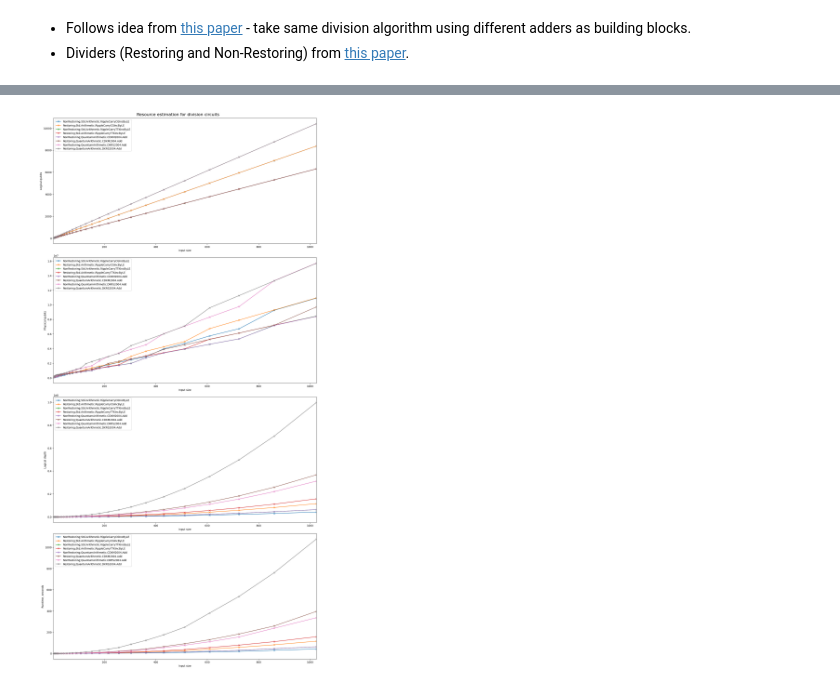
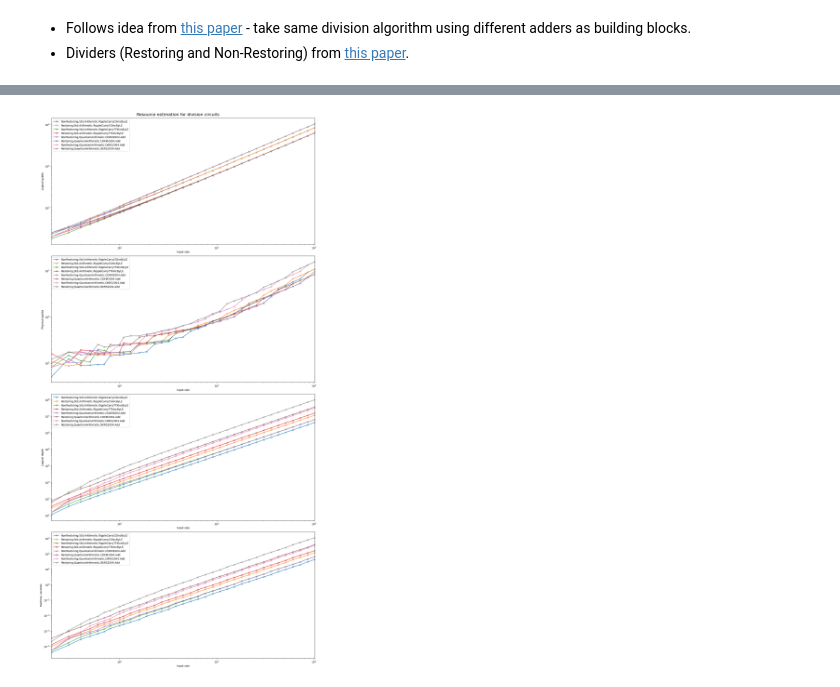
Before and after one commit to fedimser/quant-arith-re, a Jupyter notebook: resource_estimate/Resourse estimation for dividers.ipynb, the cells around one changed output, grey strips where cells are left out. Saved outputs shown, nothing was run; the diff lists cells and outputs as text; code cells hidden in the pictures.

```diff
--- a/resource_estimate/Resourse estimation for dividers.ipynb
+++ b/resource_estimate/Resourse estimation for dividers.ipynb
@@ -36,33 +36,33 @@ ops = [
 ]
 
 default_n_range = [2,3] + [int(round(2**(0.25*i))) for i in range(8,41)]
 n_ranges = {op: default_n_range for op in ops}
 
 metrics = ["Logical qubits", "Physical qubits", "Logical depth", "Runtime, seconds"]
 charts = [{op: [] for op in ops} for _ in range(len(metrics))]
 
 for op in ops:
     for n in n_ranges[op]:
         t0=time.time()
         estimates = json.loads(estimate_resources_divide(op, n))
         #print(n, op, time.time()-t0, flush=True)
         charts[0][op].append(estimates['physicalCounts']['breakdown']['algorithmicLogicalQubits'])
         charts[1][op].append(estimates['physicalCounts']['physicalQubits'])
         charts[2][op].append(estimates['physicalCounts']['breakdown']['logicalDepth'])
         charts[3][op].append(estimates['physicalCounts']['runtime']/10**9)
 
 
 fig, ax = plt.subplots(figsize=(15, 30), nrows=len(metrics), ncols=1, constrained_layout=True)
 for i in range(len(metrics)):
     for op in ops:
         ax[i].plot(n_ranges[op], charts[i][op], label=op, marker='x')
     ax[i].set_xlim([2,max(max(n_ranges[op]) for op in ops)])
     ax[i].legend()
     ax[i].set_xlabel('Input size')
     ax[i].set_ylabel(metrics[i])
-    #ax[i].set_xscale('log')
-    #ax[i].set_yscale('log')
+    ax[i].set_xscale('log')
+    ax[i].set_yscale('log')
 fig.suptitle("Resource estimation for division circuits", fontsize=16)
 plt.show()
 # %% [output]
-[figure, old version]
+[figure, new version]
```
